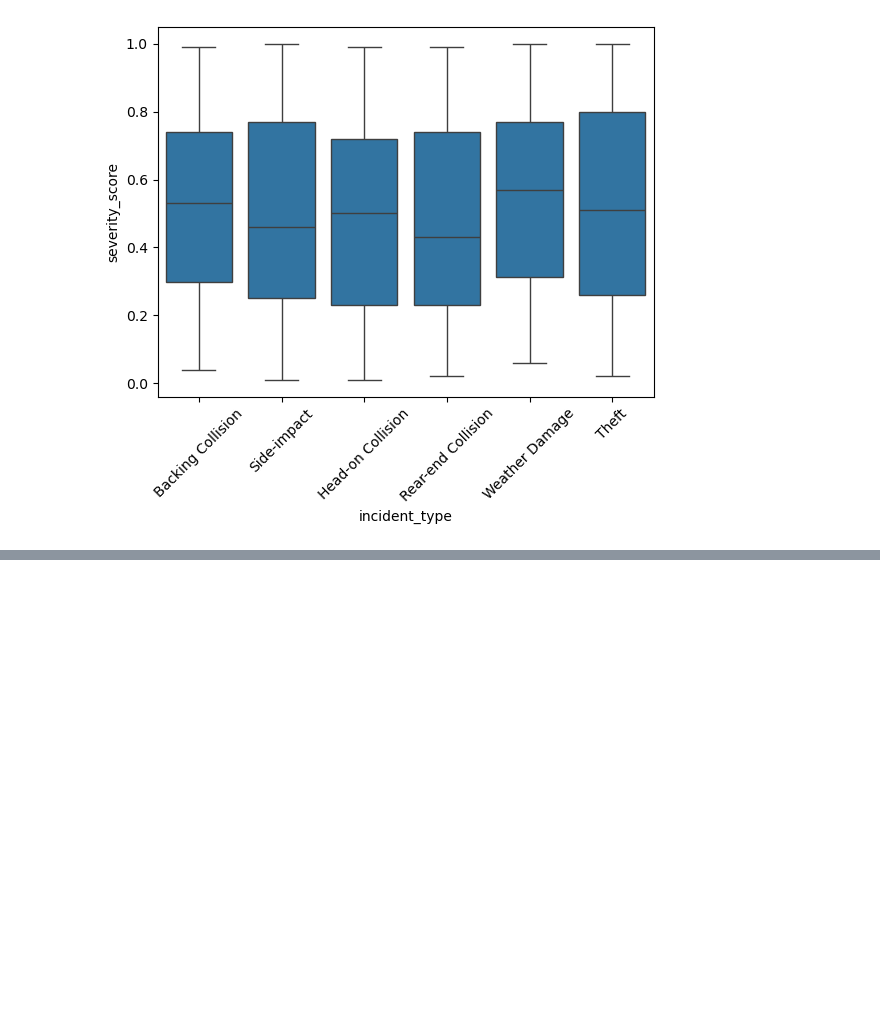
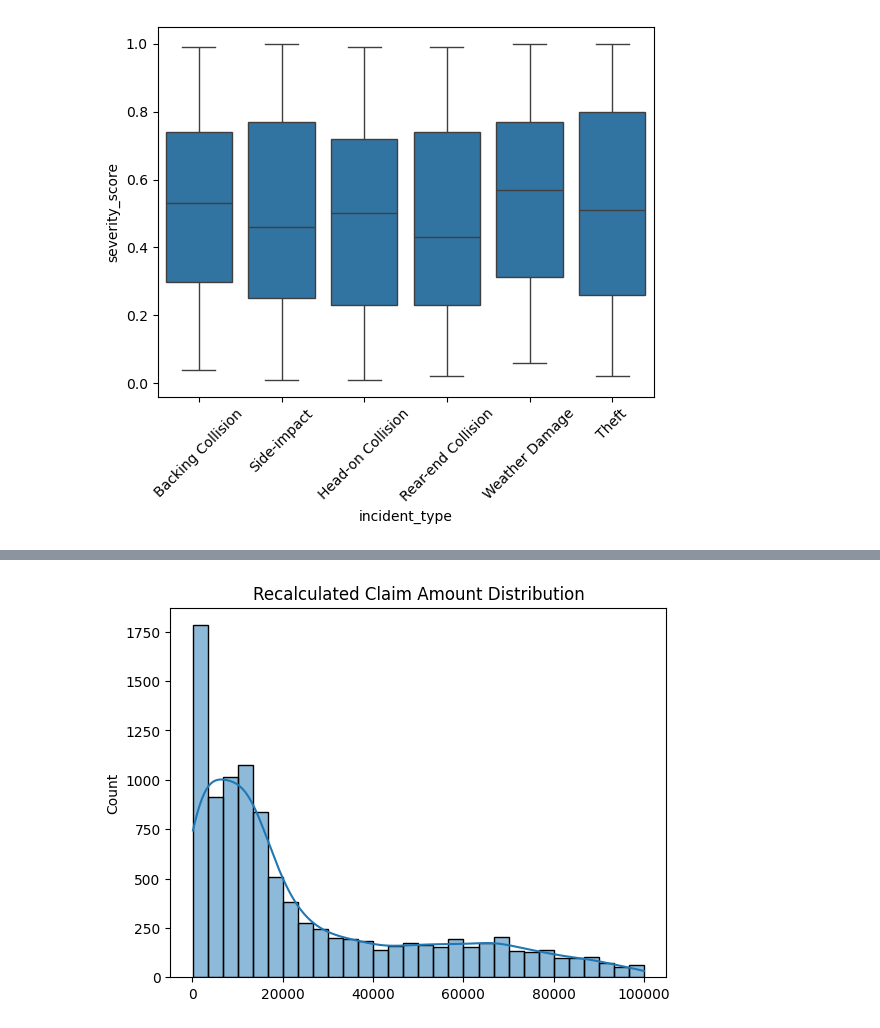
Before and after one commit to dagimg16/Insurance_claim_dashboard, a Jupyter notebook: synthetic_data_generation.ipynb, the cells around one changed output, grey strips where cells are left out. Saved outputs shown, nothing was run; the diff lists cells and outputs as text; code cells hidden in the pictures; blank space fills up the shorter version.

```diff
--- a/synthetic_data_generation.ipynb
+++ b/synthetic_data_generation.ipynb
@@ -169,0 +294,7 @@ plt.show()
+# %%
+new_claim_amount = (df['severity_score'] * df['policy_limit']).round(2)
+sns.histplot(new_claim_amount, bins=30, kde=True)
+plt.title("Recalculated Claim Amount Distribution")
+plt.show()
+# %% [output]
+[figure, added]
```
Also changed, not shown: parts of 47 cells of this notebook, 4 other files.
